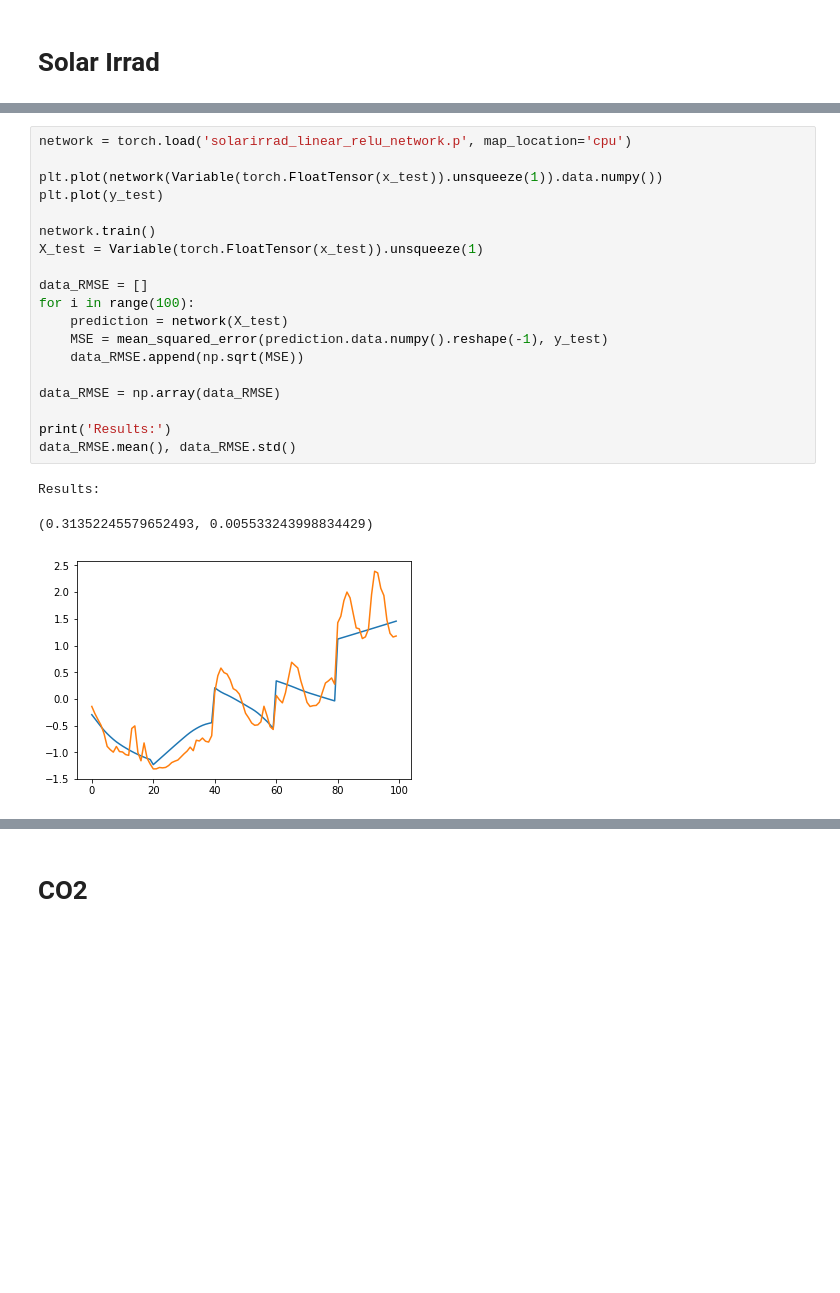
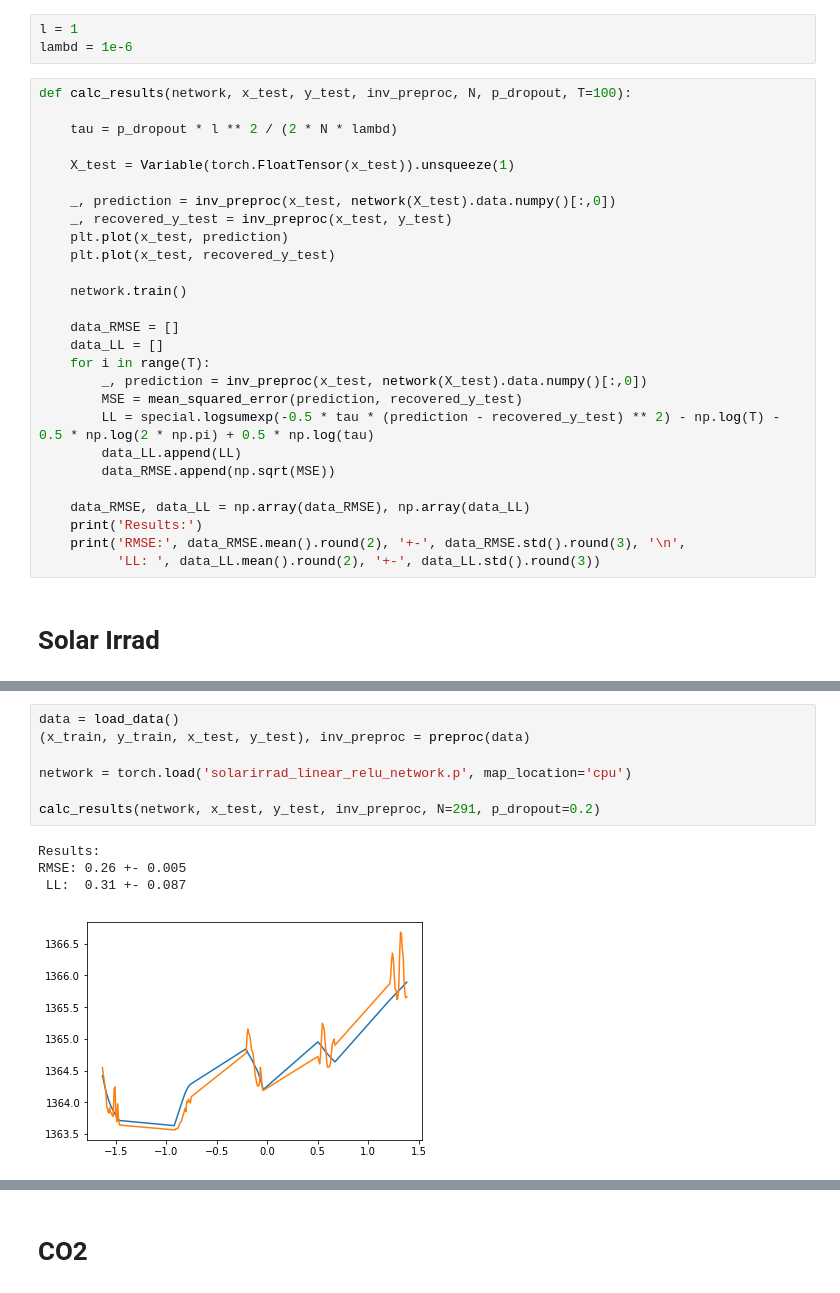
Before and after one commit to egornuzhin/DropoutUncertainty, a Jupyter notebook: Table_results.ipynb, the cells around one changed output, grey strips where cells are left out. Cells and saved outputs as stored; diff of their text form; blank space fills up the shorter version.

```diff
--- a/Table_results.ipynb
+++ b/Table_results.ipynb
@@ -19,6 +19,36 @@ import numpy as np
 
 from torchvision.datasets import MNIST
 import torchvision.transforms as transforms
+# %%
+l = 1
+lambd = 1e-6
+# %%
+def calc_results(network, x_test, y_test, inv_preproc, N, p_dropout, T=100):
+
+    tau = p_dropout * l ** 2 / (2 * N * lambd)
+
+    X_test = Variable(torch.FloatTensor(x_test)).unsqueeze(1)
+
+    _, prediction = inv_preproc(x_test, network(X_test).data.numpy()[:,0])
+    _, recovered_y_test = inv_preproc(x_test, y_test)
+    plt.plot(x_test, prediction)
+    plt.plot(x_test, recovered_y_test)
+
+    network.train()
+
+    data_RMSE = []
+    data_LL = []
+    for i in range(T):
+        _, prediction = inv_preproc(x_test, network(X_test).data.numpy()[:,0])
+        MSE = mean_squared_error(prediction, recovered_y_test)
+        LL = special.logsumexp(-0.5 * tau * (prediction - recovered_y_test) ** 2) - np.log(T) - 0.5 * np.log(2 * np.pi) + 0.5 * np.log(tau)
+        data_LL.append(LL)
+        data_RMSE.append(np.sqrt(MSE))
+
+    data_RMSE, data_LL = np.array(data_RMSE), np.array(data_LL)
+    print('Results:')
+    print('RMSE:', data_RMSE.mean().round(2), '+-', data_RMSE.std().round(3), '\n',
+          'LL: ', data_LL.mean().round(2), '+-', data_LL.std().round(3))
 # %% [markdown]
 # Solar Irrad
 # %%
@@ -73,23 +99,12 @@ data = load_data()
-# %%
-network = torch.load('solarirrad_linear_relu_network.p', map_location='cpu')
-
-plt.plot(network(Variable(torch.FloatTensor(x_test)).unsqueeze(1)).data.numpy())
-plt.plot(y_test)
-
-network.train()
-X_test = Variable(torch.FloatTensor(x_test)).unsqueeze(1)
-
-data_RMSE = []
-for i in range(100):
-    prediction = network(X_test)
-    MSE = mean_squared_error(prediction.data.numpy().reshape(-1), y_test)
-    data_RMSE.append(np.sqrt(MSE))
-
-data_RMSE = np.array(data_RMSE)
-
-print('Results:')
-data_RMSE.mean(), data_RMSE.std()
-# %% [output]
-Results:
-(0.31352245579652493, 0.005533243998834429)
-[figure, removed]
+# %%
+data = load_data()
+(x_train, y_train, x_test, y_test), inv_preproc = preproc(data)
+
+network = torch.load('solarirrad_linear_relu_network.p', map_location='cpu')
+
+calc_results(network, x_test, y_test, inv_preproc, N=291, p_dropout=0.2)
+# %% [output]
+Results:
+RMSE: 0.26 +- 0.005
+ LL:  0.31 +- 0.087
+[figure, added]
```
Also changed, not shown: parts of 13 cells of this notebook, 1 other file.
